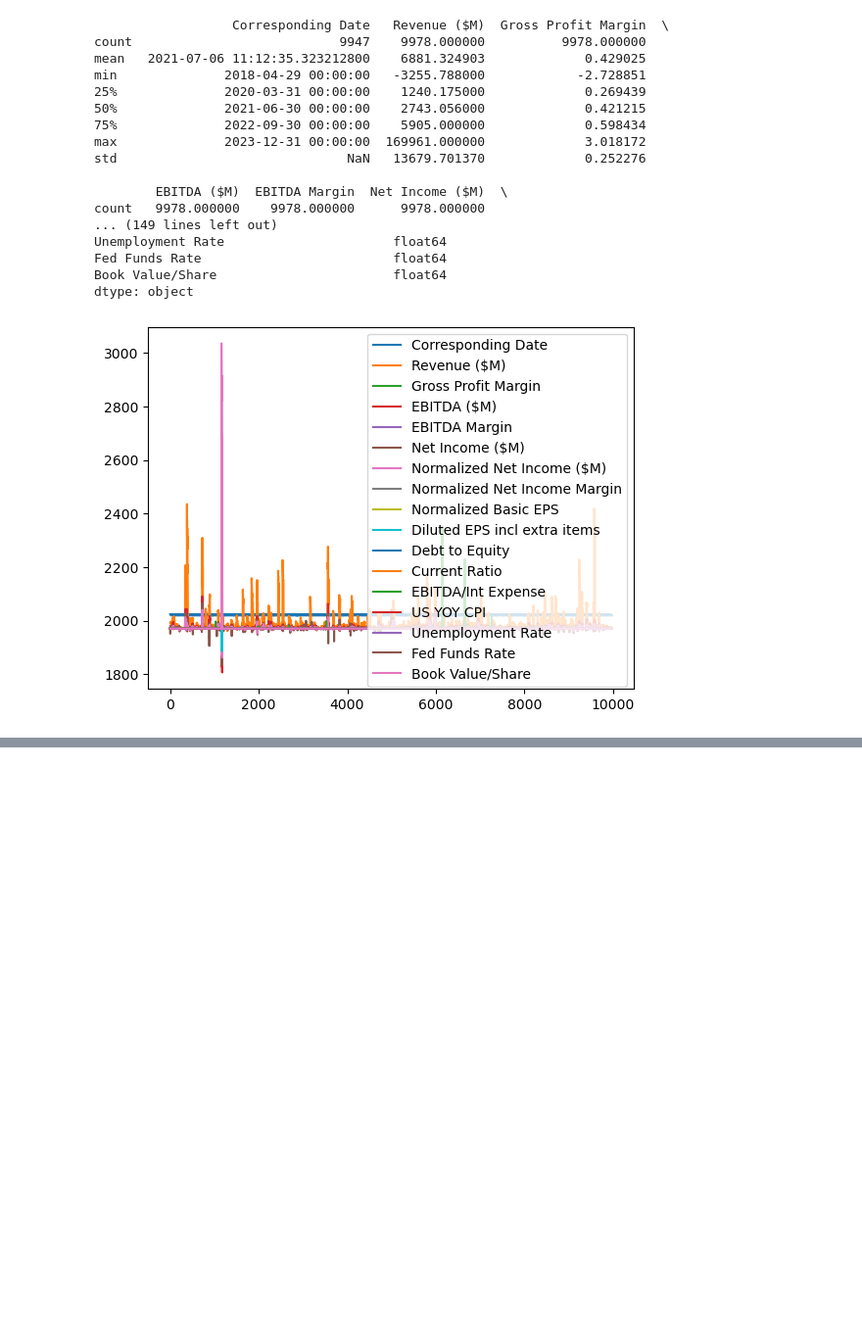
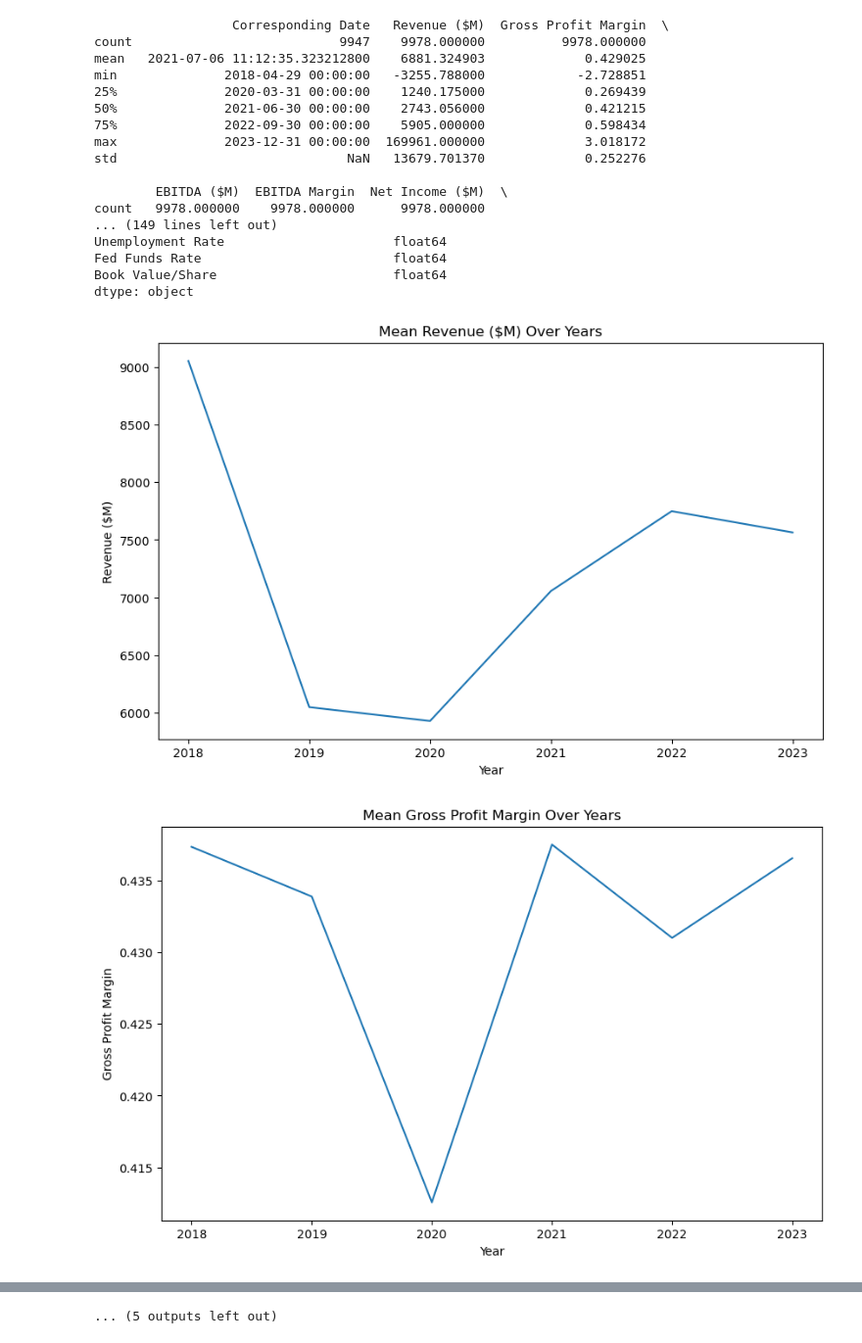
Before and after one commit to CarsonBoettinger/ST462StockAnalysis, a Jupyter notebook: StockAnalysis.ipynb, the cells around one changed output, grey strips where cells are left out. Shown at 98% size. Cells and saved outputs as stored; diff of their text form; code cells hidden in the pictures; blank space fills up the shorter version.

```diff
--- a/StockAnalysis.ipynb
+++ b/StockAnalysis.ipynb
@@ -73,12 +75,30 @@ Unemployment Rate                      float64
 Fed Funds Rate                         float64
 Book Value/Share                       float64
 dtype: object
-# %%
-#creating matplotlib figure for all of the data
-fig, ax = plt.subplots()
-#plotting the data
-df.plot(ax=ax)
-#showing the plot
-plt.show()
-# %% [output]
-[figure, removed]
+# %%
+#Setting up the Year column
+df['Year'] = df['Corresponding Date'].dt.year
+# %%
+# Make sure plots are displayed in Jupyter notebook
+%matplotlib inline
+
+# Extract the year from the 'Corresponding Date' column
+df['Year'] = df['Corresponding Date'].dt.year
+
+# Get the float64 columns
+float64_columns = df.select_dtypes(include=['float64']).columns
+
+# Check if there are any float64 columns
+if not float64_columns.empty:
+    # Create a separate plot for each float64 column
+    for column in float64_columns:
+        plt.figure(figsize=(10, 6))
+        df.groupby('Year')[column].mean().plot(kind='line')
+        plt.title(f'Mean {column} Over Years')
+        plt.ylabel(column)
+        plt.show()
+else:
+    print("No float64 columns found in the DataFrame.")
+# %% [output]
+[figure, added]
+[figure, added]
@@ -84,0 +115 @@ plt.show()
+... (5 outputs left out)
```
Also changed, not shown: parts of 6 cells of this notebook.
